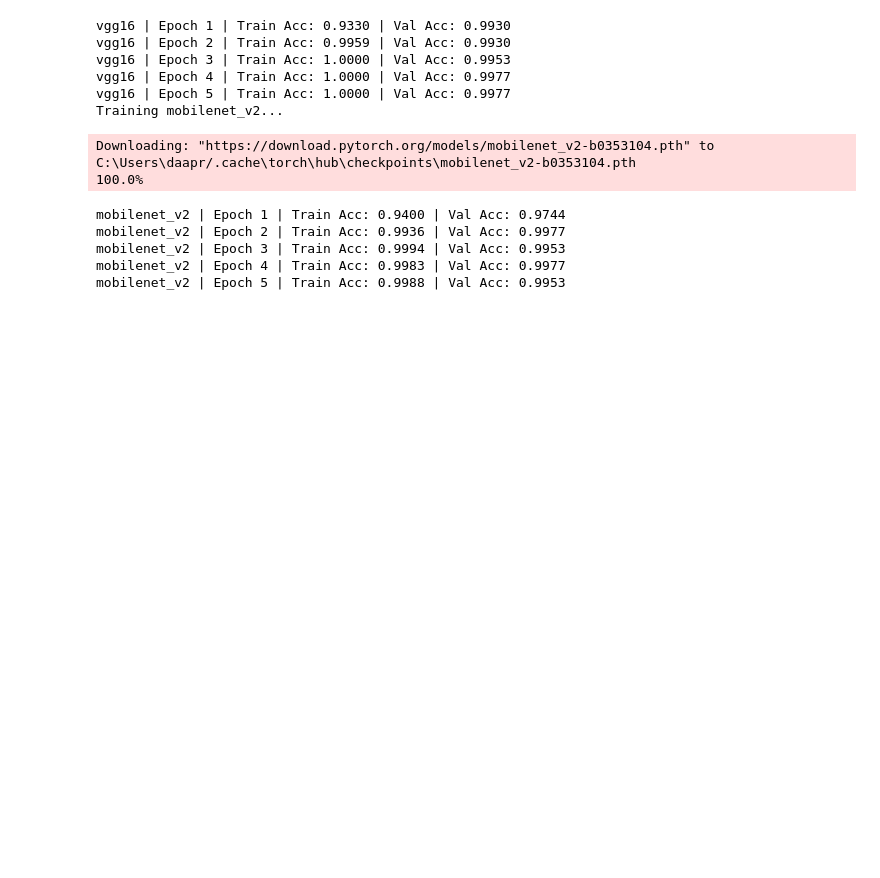
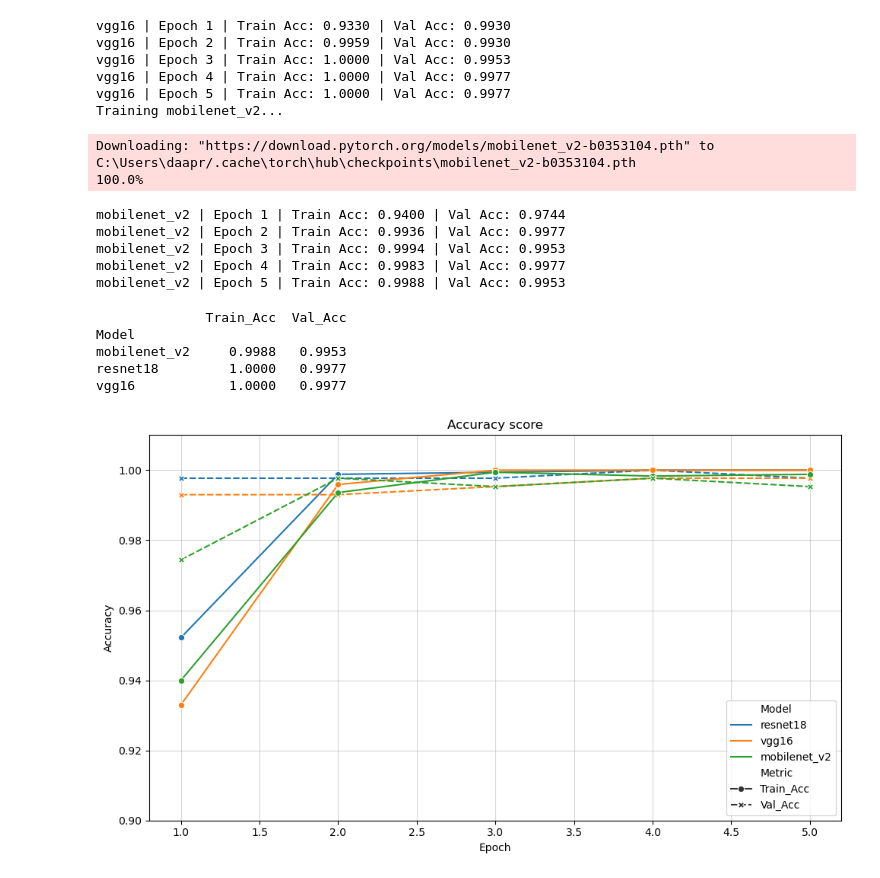
Before and after one commit to jarondlk/info-tech-fundamental-project, a Jupyter notebook: analysis_codes/2_cnns.ipynb, the cells around one changed output. Drawn from its saved outputs; the diff is of its cells as text; code cells hidden in the pictures; blank space fills up the shorter version.

Commit message:
Update 2_cnns Accuracy Graph

```diff
--- a/analysis_codes/2_cnns.ipynb
+++ b/analysis_codes/2_cnns.ipynb
@@ -151,3 +151,52 @@ mobilenet_v2 | Epoch 2 | Train Acc: 0.9936 | Val Acc: 0.9977
 mobilenet_v2 | Epoch 3 | Train Acc: 0.9994 | Val Acc: 0.9953
 mobilenet_v2 | Epoch 4 | Train Acc: 0.9983 | Val Acc: 0.9977
 mobilenet_v2 | Epoch 5 | Train Acc: 0.9988 | Val Acc: 0.9953
+# %%
+import pandas as pd
+import matplotlib.pyplot as plt
+import seaborn as sns
+import re
+
+log_data = """
+resnet18 | Epoch 1 | Train Acc: 0.9522 | Val Acc: 0.9977
+resnet18 | Epoch 2 | Train Acc: 0.9988 | Val Acc: 0.9977
+resnet18 | Epoch 3 | Train Acc: 0.9994 | Val Acc: 0.9977
+resnet18 | Epoch 4 | Train Acc: 1.0000 | Val Acc: 1.0000
+resnet18 | Epoch 5 | Train Acc: 1.0000 | Val Acc: 0.9977
+vgg16 | Epoch 1 | Train Acc: 0.9330 | Val Acc: 0.9930
+vgg16 | Epoch 2 | Train Acc: 0.9959 | Val Acc: 0.9930
+vgg16 | Epoch 3 | Train Acc: 1.0000 | Val Acc: 0.9953
+vgg16 | Epoch 4 | Train Acc: 1.0000 | Val Acc: 0.9977
+vgg16 | Epoch 5 | Train Acc: 1.0000 | Val Acc: 0.9977
+mobilenet_v2 | Epoch 1 | Train Acc: 0.9400 | Val Acc: 0.9744
+mobilenet_v2 | Epoch 2 | Train Acc: 0.9936 | Val Acc: 0.9977
+mobilenet_v2 | Epoch 3 | Train Acc: 0.9994 | Val Acc: 0.9953
+mobilenet_v2 | Epoch 4 | Train Acc: 0.9983 | Val Acc: 0.9977
+mobilenet_v2 | Epoch 5 | Train Acc: 0.9988 | Val Acc: 0.9953
+"""
+
+pattern = r"(\w+|mobilenet_v2) \| Epoch (\d+) \| Train Acc: ([0-9.]+) \| Val Acc: ([0-9.]+)"
+matches = re.findall(pattern, log_data)
+
+df = pd.DataFrame(matches, columns=["Model", "Epoch", "Train_Acc", "Val_Acc"])
+df["Epoch"] = df["Epoch"].astype(int)
+df["Train_Acc"] = df["Train_Acc"].astype(float)
+df["Val_Acc"] = df["Val_Acc"].astype(float)
+df_melted = df.melt(id_vars=["Model", "Epoch"], value_vars=["Train_Acc", "Val_Acc"],
+                    var_name="Metric", value_name="Accuracy")
+
+print(df[df['Epoch'] == df['Epoch'].max()].groupby('Model')[['Train_Acc', 'Val_Acc']].mean())
+plt.figure(figsize=(10, 6))
+sns.lineplot(data=df_melted, x="Epoch", y="Accuracy", hue="Model", style="Metric", markers=True)
+plt.title("Accuracy score")
+plt.ylim(0.9, 1.01)
+plt.grid(True, alpha=0.5)
+plt.tight_layout()
+plt.show()
+# %% [output]
+              Train_Acc  Val_Acc
+Model
+mobilenet_v2     0.9988   0.9953
+resnet18         1.0000   0.9977
+vgg16            1.0000   0.9977
+[figure, added]
```
